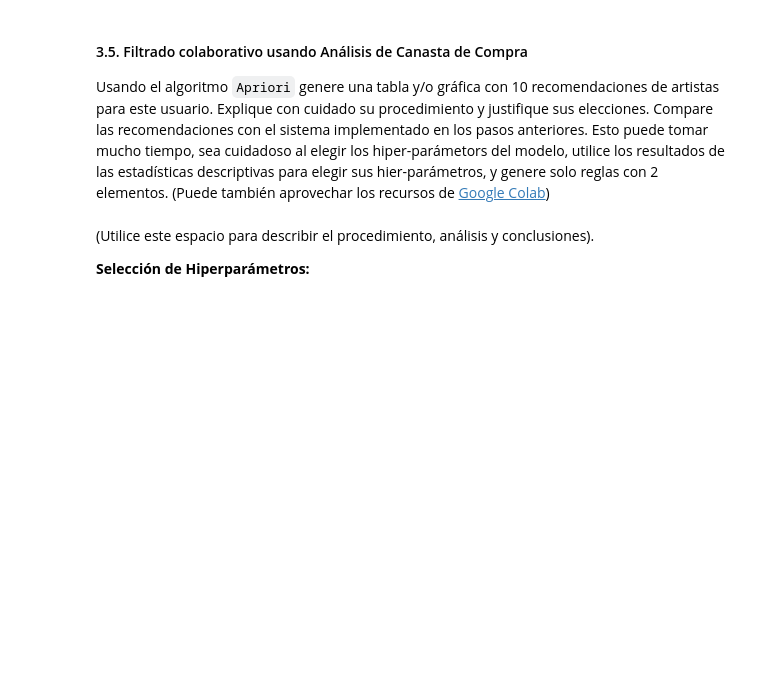
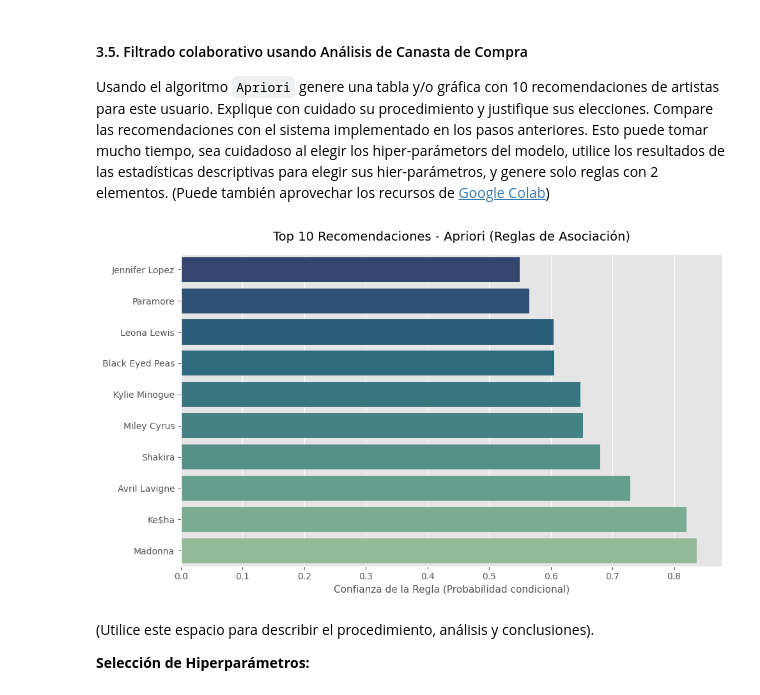
Before and after one commit to fevidals/Aprendizaje-No-Supervisado, a Jupyter notebook: notebooks/S5_LC_Taller_Colab.ipynb, the cells around one changed output. Saved outputs shown, nothing was run; the diff lists cells and outputs as text; code cells hidden in the pictures; blank space fills up the shorter version.

```diff
--- a/notebooks/S5_LC_Taller_Colab.ipynb
+++ b/notebooks/S5_LC_Taller_Colab.ipynb
@@ -520,34 +520,57 @@ Usando  el algoritmo `Apriori` genere una tabla y/o gráfica  con 10 recomendaci
 
 ## Agrupamos por usuario y artista a través de la suma de los pesos, contamos las interacciones y llenamos los campos vacíos con ceros
 basket = df_music.groupby(['userID', 'artistName'])['nro_reproducciones'].sum().unstack().fillna(0)
 
 ## Pasamos a True (mayores a cero) o False (menor a cero)
 basket_sets = basket > 0
 
 ### b. Implementando el algoritmo Apriori (el hiperparámetro corresponde a min_support = 0.04)
 frequent_itemsets = apriori(basket_sets,
-                            min_support = 0.04,
+                            min_support = 0.02,
                             use_colnames = True)
 
 ### c. Generando las reglas de asociación
 rules = association_rules(frequent_itemsets,
                           metric = "lift",
                           min_threshold = 1.0)
 
 ### d. Creamos la columna
 rules['antecedent_len'] = rules['antecedents'].apply(lambda x: len(x))
 rules['consequent_len'] = rules['consequents'].apply(lambda x: len(x))
 
 ### e.
 rules_2_items = rules[(rules['antecedent_len'] == 1) & (rules['consequent_len'] == 1)].copy()
 
 ### f.
 rules_2_items['Antecedente'] = rules_2_items['antecedents'].apply(lambda x: list(x)[0])
 rules_2_items['Consecuente'] = rules_2_items['consequents'].apply(lambda x: list(x)[0])
 
 ### g.
+user8_known_names = df_music[df_music['userID'] == 8]['artistName'].tolist()
 
 ### h.
+recomendaciones_u8 = rules_2_items[
+    (rules_2_items['Antecedente'].isin(user8_known_names)) &
+    (~rules_2_items['Consecuente'].isin(user8_known_names))
+]
+
+### i.
+top10_apriori = recomendaciones_u8.groupby('Consecuente')['confidence'].max().reset_index()
+top10_apriori = top10_apriori.sort_values(by='confidence', ascending=False).head(10)
+
+### j.
+plt.figure(figsize=(10, 6))
+sns.barplot(x='confidence', y='Consecuente', data=top10_apriori,
+            hue='Consecuente', palette='crest', legend=False)
+
+plt.title('Top 10 Recomendaciones - Apriori (Reglas de Asociación)', fontsize=14, pad=15)
+plt.xlabel('Confianza de la Regla (Probabilidad condicional)', fontsize=11)
+plt.ylabel('')
+plt.gca().invert_yaxis()
+plt.tight_layout()
+plt.show()
+# %% [output]
+[figure, added]
 # %% [markdown]
 (Utilice este espacio para describir el procedimiento, análisis y conclusiones).
 
```
